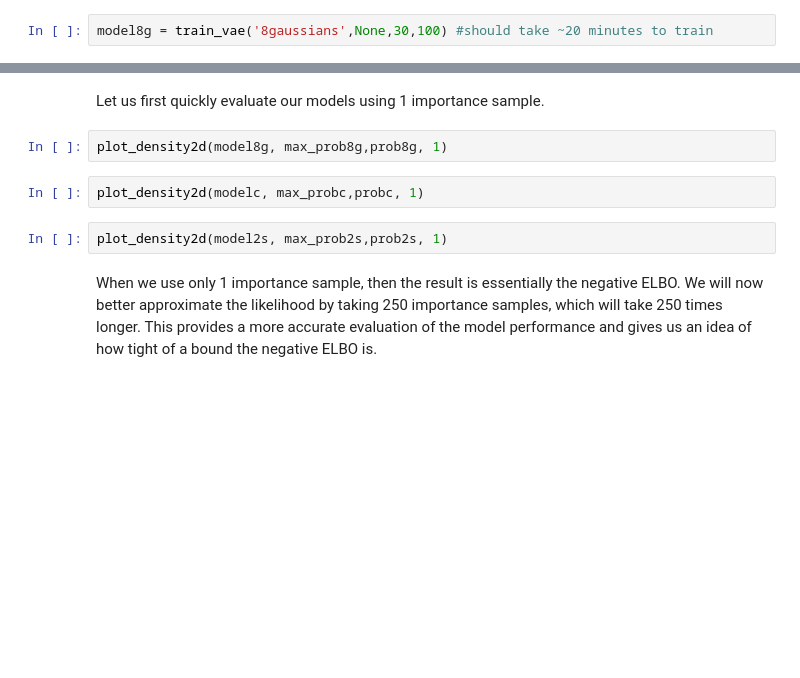
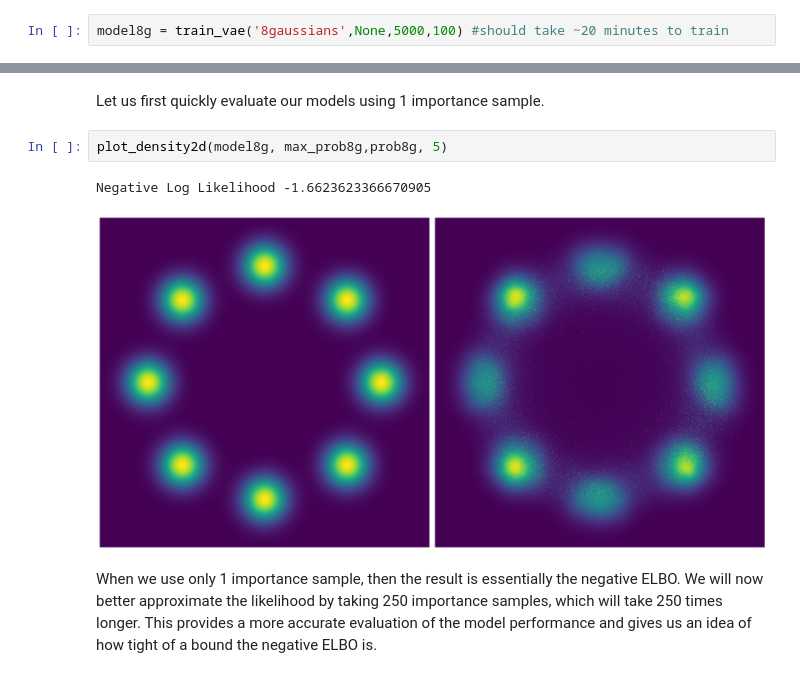
Before and after one commit to aidos-lab/shape-synthesis-v2, a Jupyter notebook: notebooks/VAEtoy2d.ipynb, the cells around one changed output, grey strips where cells are left out. Saved outputs shown, nothing was run; the diff lists cells and outputs as text; blank space fills up the shorter version.

```diff
--- a/notebooks/VAEtoy2d.ipynb
+++ b/notebooks/VAEtoy2d.ipynb
@@ -336,5 +336,5 @@ def train_vae(dataset, model=None, epochs=60000, print_freq=1000):
 
   return model
 # %%
-model8g = train_vae('8gaussians',None,30,100) #should take ~20 minutes to train
+model8g = train_vae('8gaussians',None,5000,100) #should take ~20 minutes to train
 # %% [output]
@@ -393,11 +429,10 @@ def plot_density2d(model, max_prob, gt_prob, importance_samples=1):
 # %% [markdown]
 Let us first quickly evaluate our models using 1 importance sample.
 # %%
-plot_density2d(model8g, max_prob8g,prob8g, 1)
+plot_density2d(model8g, max_prob8g,prob8g, 5)
+# %% [output]
+Negative Log Likelihood -1.6623623366670905
+[figure, added]
-# %%
-plot_density2d(modelc, max_probc,probc, 1)
-# %%
-plot_density2d(model2s, max_prob2s,prob2s, 1)
 # %% [markdown]
 When we use only 1 importance sample, then the result is essentially the negative ELBO. We will now better approximate the likelihood by taking 250 importance samples, which will take 250 times longer. This provides a more accurate evaluation of the model performance and gives us an idea of how tight of a bound the negative ELBO is.
 # %%
```
Also changed, not shown: parts of 28 cells of this notebook, 22 other files.
